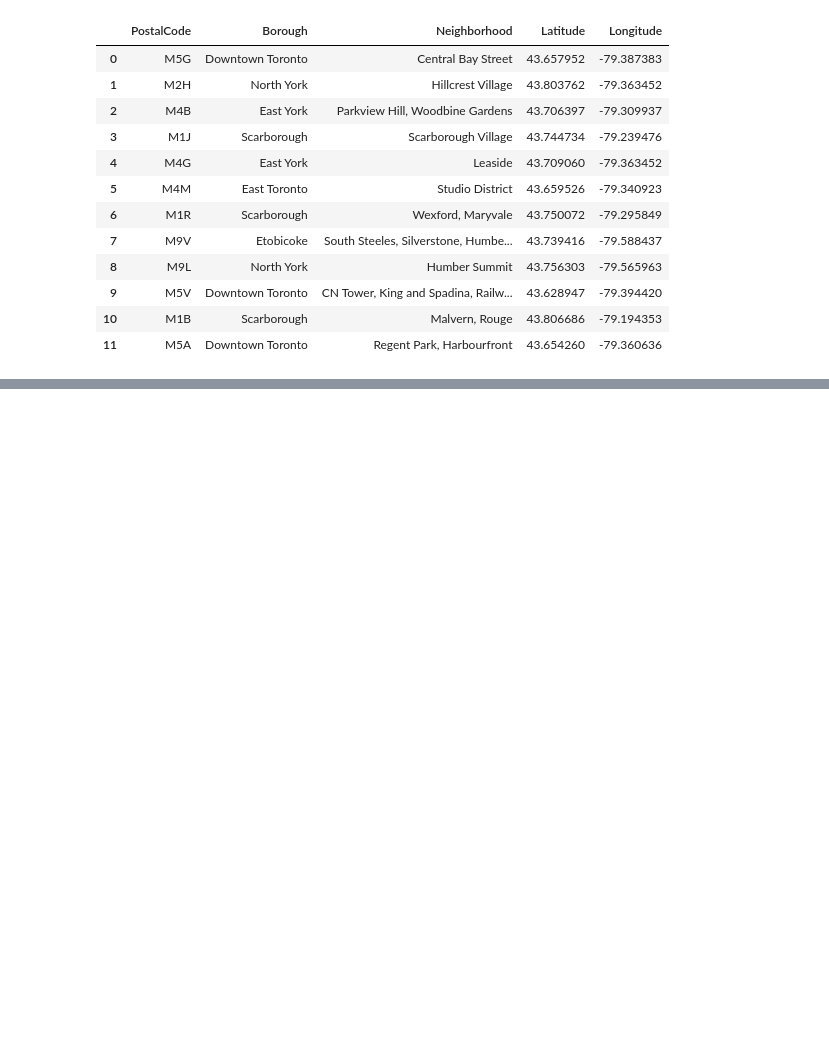
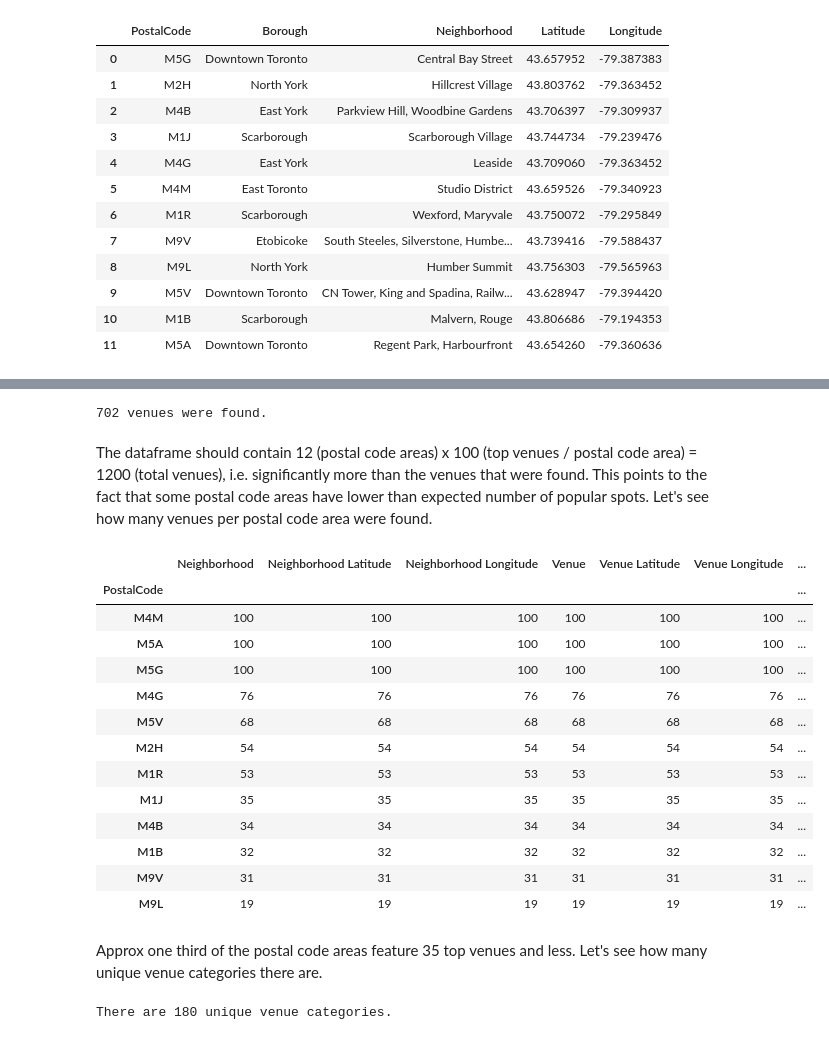
Before and after one commit to frafusaro/Coursera_Capstone, a Jupyter notebook: TorontoNeighborhoodSeg.ipynb, the cells around one changed output, grey strips where cells are left out. Cells and saved outputs as stored; diff of their text form; code cells hidden in the pictures; blank space fills up the shorter version.

```diff
--- a/TorontoNeighborhoodSeg.ipynb
+++ b/TorontoNeighborhoodSeg.ipynb
@@ -187,0 +270,10 @@ toronto_neighborhoods_xs.head(12)
+# %%
+# postal area longitude and latitude
+neighborhood_latitude = toronto_neighborhoods_xs.loc[7, 'Latitude'] # neighborhood latitude value
+neighborhood_longitude = toronto_neighborhoods_xs.loc[7, 'Longitude'] # neighborhood longitude value
+
+neighborhood_name = toronto_neighborhoods_xs.loc[7, 'Neighborhood'] # neighborhood name
+
+print('Latitude and longitude values of {} are {}, {}.'.format(neighborhood_name,
+                                                               neighborhood_latitude,
+                                                               neighborhood_longitude))
@@ -187,0 +282,12 @@ toronto_neighborhoods_xs.head(12)
+# %%
+# define query
+radius = 500
+limit = 3
+url='https://api.foursquare.com/v2/venues/explore?client_id={}&client_secret={}&ll={},{}&v={}&radius={}&limit={}'.format(
+    CLIENT_ID,
+    CLIENT_SECRET,
+    neighborhood_latitude,
+    neighborhood_longitude,
+    VERSION, radius,
+    limit)
+url
@@ -187,0 +296,4 @@ toronto_neighborhoods_xs.head(12)
+# %%
+# make the query and examine the results
+results = requests.get(url).json()
+results
@@ -187,0 +404,6 @@ toronto_neighborhoods_xs.head(12)
+# %%
+toronto_venues = getNearbyVenues(
+    toronto_neighborhoods_xs['PostalCode'],
+    toronto_neighborhoods_xs['Neighborhood'],
+    toronto_neighborhoods_xs['Latitude'],
+    toronto_neighborhoods_xs['Longitude'])
@@ -187,0 +432,31 @@ toronto_neighborhoods_xs.head(12)
+# %%
+print(f'{toronto_venues.shape[0]} venues were found.')
+# %% [output]
+702 venues were found.
+# %% [markdown]
+The dataframe should contain 12 (postal code areas) x 100 (top venues / postal code area) = 1200 (total venues), i.e. significantly more than the venues that were found. This points to the fact that some postal code areas have lower than expected number of popular spots.
+Let's see how many venues per postal code area were found.
+# %%
+#venues grouped by postal code area sorted in descending order of venues
+toronto_venues.groupby(['PostalCode']).count().sort_values('Venue',ascending=False)
+# %% [output]
+|  | Neighborhood | Neighborhood Latitude | Neighborhood Longitude | Venue | Venue Latitude | Venue Longitude | ... |
+| PostalCode |  |  |  |  |  |  | ... |
+| M4M | 100 | 100 | 100 | 100 | 100 | 100 | ... |
+| M5A | 100 | 100 | 100 | 100 | 100 | 100 | ... |
+| M5G | 100 | 100 | 100 | 100 | 100 | 100 | ... |
+| M4G | 76 | 76 | 76 | 76 | 76 | 76 | ... |
+| M5V | 68 | 68 | 68 | 68 | 68 | 68 | ... |
+| M2H | 54 | 54 | 54 | 54 | 54 | 54 | ... |
+| M1R | 53 | 53 | 53 | 53 | 53 | 53 | ... |
+| M1J | 35 | 35 | 35 | 35 | 35 | 35 | ... |
+| M4B | 34 | 34 | 34 | 34 | 34 | 34 | ... |
+| M1B | 32 | 32 | 32 | 32 | 32 | 32 | ... |
+| M9V | 31 | 31 | 31 | 31 | 31 | 31 | ... |
+| M9L | 19 | 19 | 19 | 19 | 19 | 19 | ... |
+# %% [markdown]
+Approx one third of the postal code areas feature 35 top venues and less. Let's see how many unique venue categories there are.
+# %%
+print('There are {} unique venue categories.'.format(len(toronto_venues['Venue Category'].unique())))
+# %% [output]
+There are 180 unique venue categories.
```
Also changed, not shown: parts of 35 cells of this notebook.
